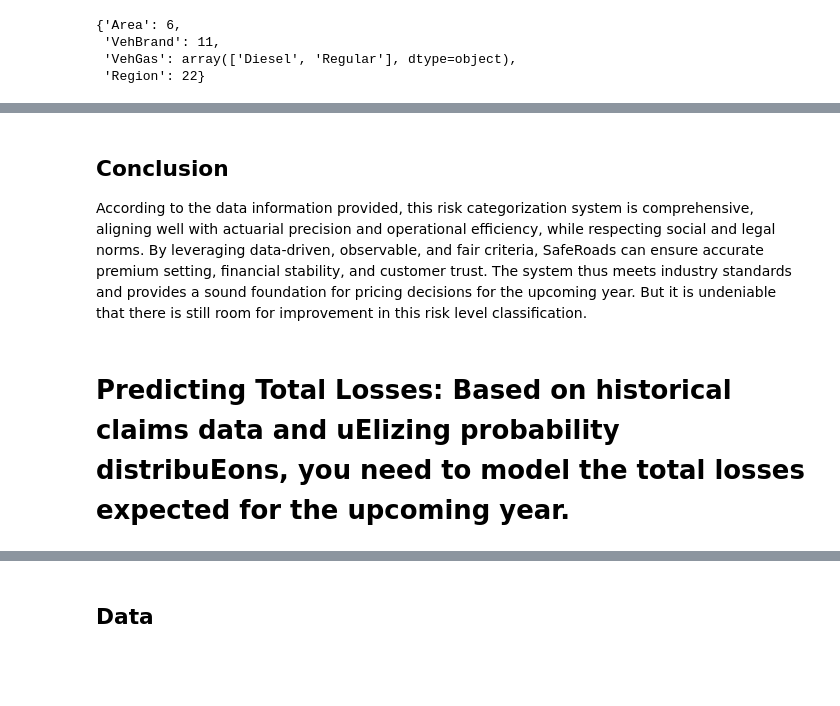
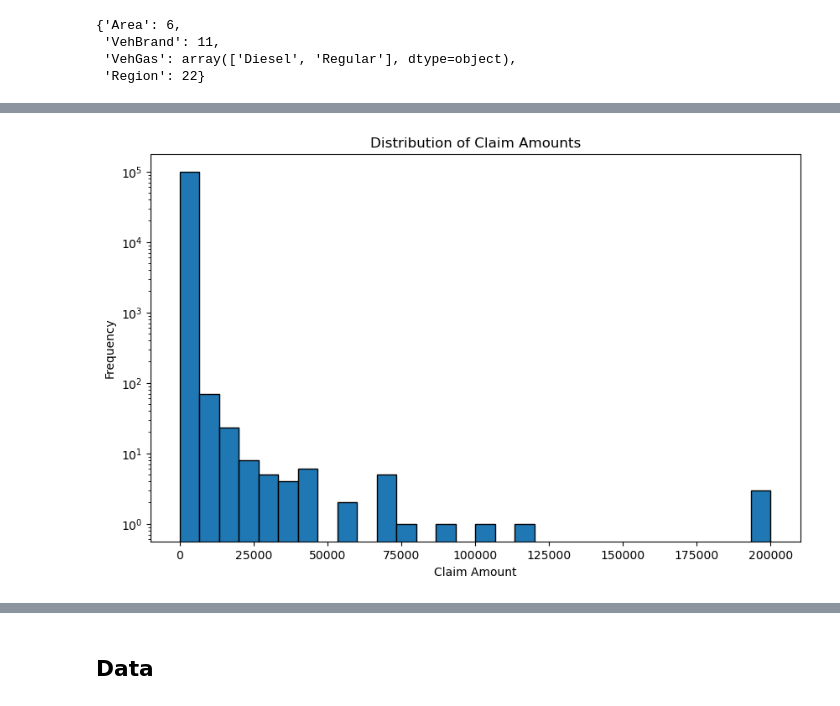
Before and after one commit to bordeauxlink/assurance-term-project, a Jupyter notebook: Term Project Underwriter.ipynb, the cells around one changed output, grey strips where cells are left out. Drawn from its saved outputs; the diff is of its cells as text; code cells hidden in the pictures; blank space fills up the shorter version.

```diff
--- a/Term Project Underwriter.ipynb
+++ b/Term Project Underwriter.ipynb
@@ -334,5 +124,10 @@ Avoiding Undue Discrimination: The system is designed to avoid unfair discrimina
-# %% [markdown]
-## Conclusion
-According to the data information provided, this risk categorization system is comprehensive, aligning well with actuarial precision and operational efficiency, while respecting social and legal norms. By leveraging data-driven, observable, and fair criteria, SafeRoads can ensure accurate premium setting, financial stability, and customer trust. The system thus meets industry standards and provides a sound foundation for pricing decisions for the upcoming year. But it is undeniable that there is still room for improvement in this risk level classification.
-# %% [markdown]
-#   Predicting Total Losses: Based on historical claims data and uElizing probability distribuEons, you need to model the total losses expected for the upcoming year.
+# %%
+plt.figure(figsize=(10, 6))
+plt.hist(claim_data['ClaimAmount'], bins=30, edgecolor='black')
+plt.title("Distribution of Claim Amounts")
+plt.xlabel("Claim Amount")
+plt.ylabel("Frequency")
+plt.yscale('log')  # Using log scale due to likely skew in claim amounts
+plt.show()
+# %% [output]
+[figure, added]
```
Also changed, not shown: parts of 65 cells of this notebook.
